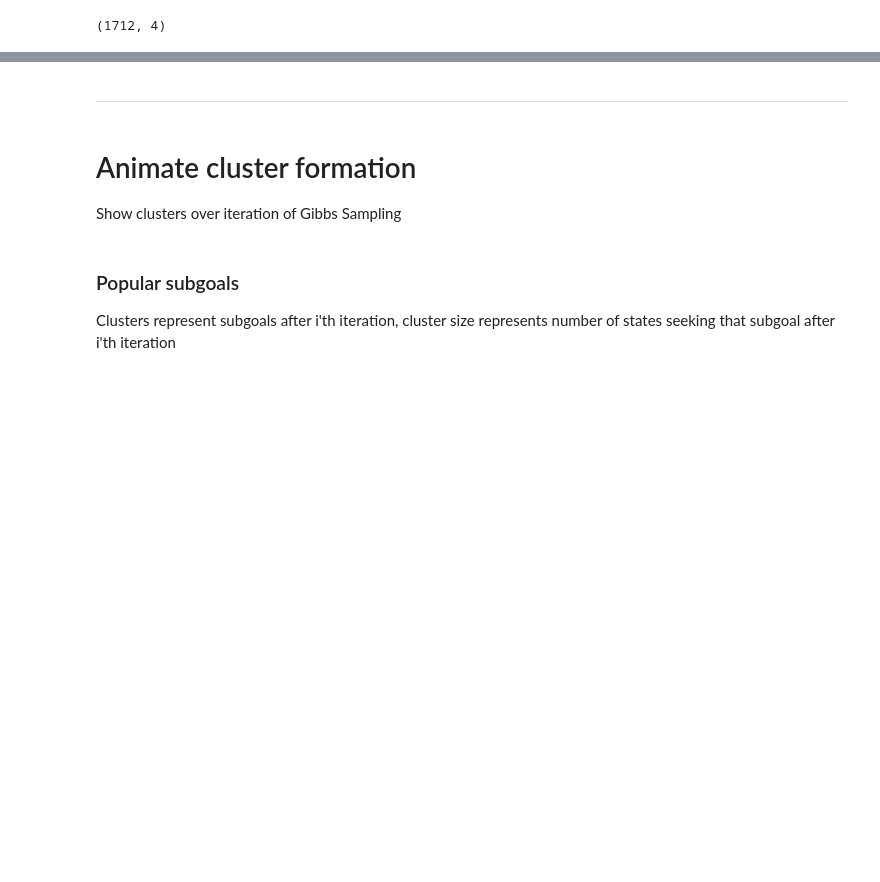
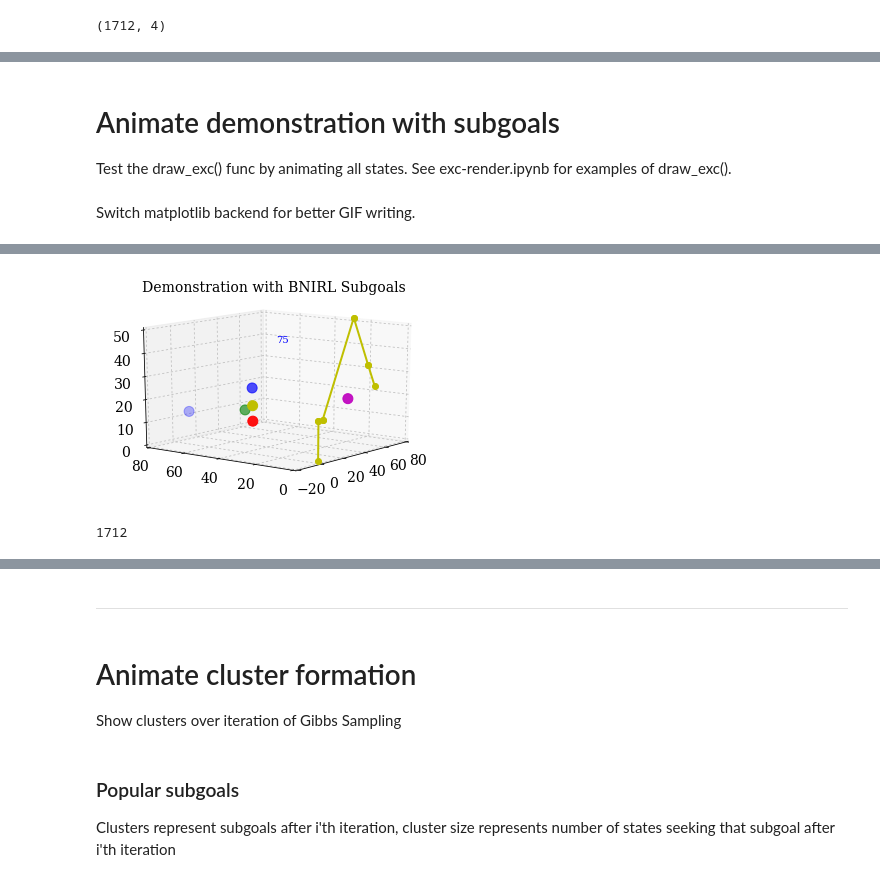
Before and after one commit to mitchallain/BeagleBone-excavator, a Jupyter notebook: jupyter/ML/task-learning.ipynb, the cells around one changed output, grey strips where cells are left out. Saved outputs shown, nothing was run; the diff lists cells and outputs as text; code cells hidden in the pictures; blank space fills up the shorter version.

```diff
--- a/jupyter/ML/task-learning.ipynb
+++ b/jupyter/ML/task-learning.ipynb
@@ -390,0 +600,14 @@ colors = ['b', 'g', 'r', 'y', 'm', 'c']
+# %%
+# Initialize the subgoal partition labels all to zero, and size to track convergence
+partitions = [0]*(len(states_condense_xyz))
+iters = 50
+partition_dist = np.zeros((iters, len(states_condense_xyz)))
+size = np.zeros((iters))
+
+# Run BNIRL for _ iterations # eta works around 1e-11
+for i in tqdm(range(iters)):
+    partitions = lrn.bnirl_sampling_3(states_condense_xyz, partitions,
+                                      actions_condense_xyz_smooth, verbose=False,
+                                      eta=1e-20)
+    partition_dist[i] = np.array(partitions)
+    size[i] = (len(set(partitions)))
@@ -390,0 +685,9 @@ colors = ['b', 'g', 'r', 'y', 'm', 'c']
+# %%
+# Extract subgoals in XYZ from states in XYZ
+# NOTE SUBGOALS ARE ALSO BIASED TO GND FRAME
+
+listed_modes = list(mode_set)
+# listed_modes = modes_trim
+
+subgoals_xyz = states_condense_xyz[listed_modes]
+subgoals_xyz
@@ -390,0 +718,14 @@ colors = ['b', 'g', 'r', 'y', 'm', 'c']
+# %% [markdown]
+# Animate demonstration with subgoals
+
+Test the draw_exc() func by animating all states. See exc-render.ipynb for examples of draw_exc().
+# %%
+# Mode dict for colors
+mode_color = dict()
+
+for i, mode in enumerate(listed_modes):
+    mode_color[mode] = i
+# %%
+colors = ['b', 'g', 'r', 'y', 'm', 'c']
+# %% [markdown]
+Switch matplotlib backend for better GIF writing.
@@ -398,13 +741,17 @@ ax = fig.gca(projection='3d')
 def update(i):
     plt.cla()
     plt.title('Demonstration with BNIRL Subgoals', family='serif', fontsize=14)
-    ax.scatter(*np.split(subgoals_xyz.T, 3), s=100, c=range(len(mode_set)))
-    trajectories.draw_exc(ax, states_condense[i])
-    sg_label = int(modes[i])
-#     ax.text(60, 60, 40, sg_label, color=colors[mode_color[modes[i]]])
+    ax.scatter(*np.split(subgoals_xyz.T, 3), s=100,
+               c=[colors[mode_color[m] % 5] for m in mode_set])
+    excplt.draw_exc(ax, states_condense[i])
+    excplt.orient_plot(ax)
+    sg_label = int(modes[-1, i])
+    ax.text(60, 60, 40, sg_label, color=colors[mode_color[modes[-1, i]] % 5])
 
 anim = FuncAnimation(fig, update,
                      frames=range(0, len(states_condense)),
                      interval=200)
-# anim.save('BNIRL_subgoal_states.gif', dpi=80, writer='imagemagick')
+
+# plt.show()
+anim.save('figs/BNIRL_subgoal_states.gif', dpi=80, writer='imagemagick')
 # %% [output]
@@ -412,0 +758,5 @@ anim = FuncAnimation(fig, update,
+[figure, added]
+# %%
+len(states)
+# %% [output]
+1712
```
Also changed, not shown: parts of 109 cells of this notebook, 14 other files.
